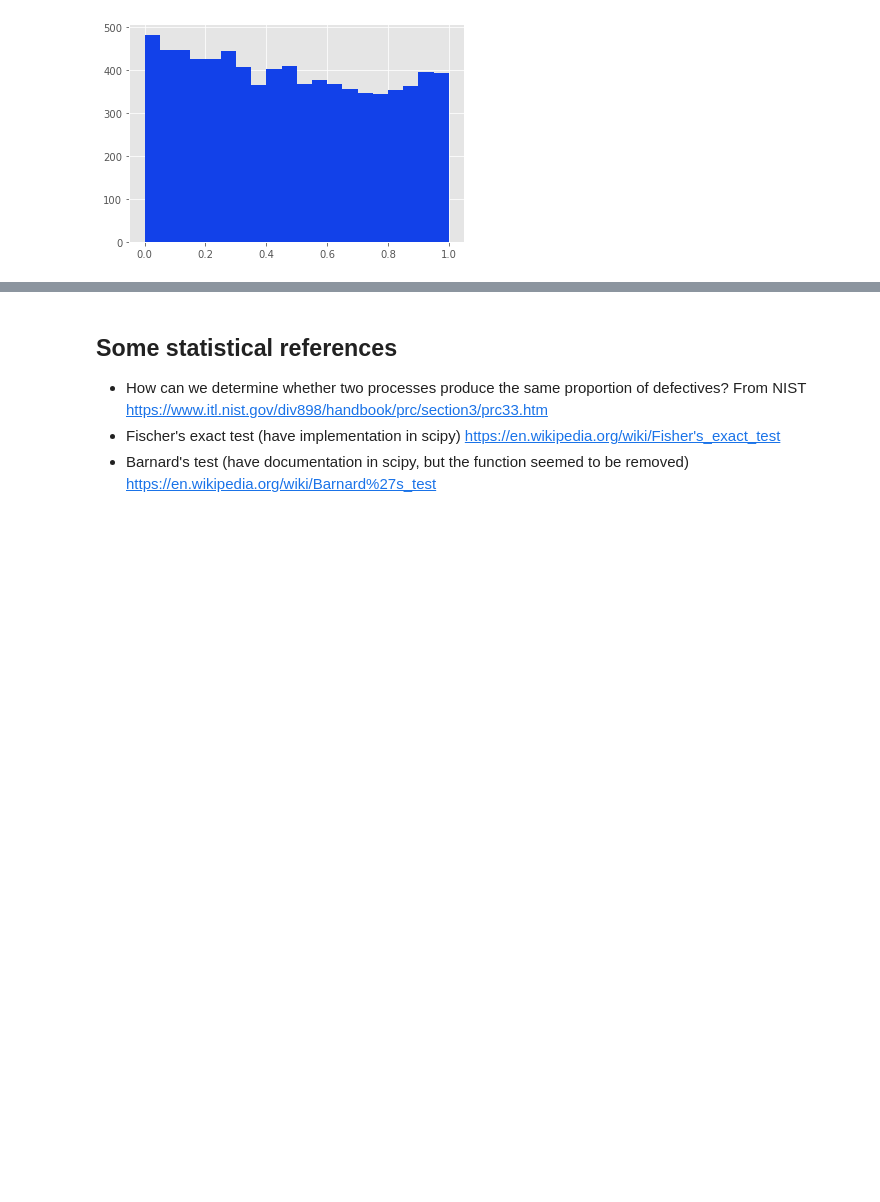
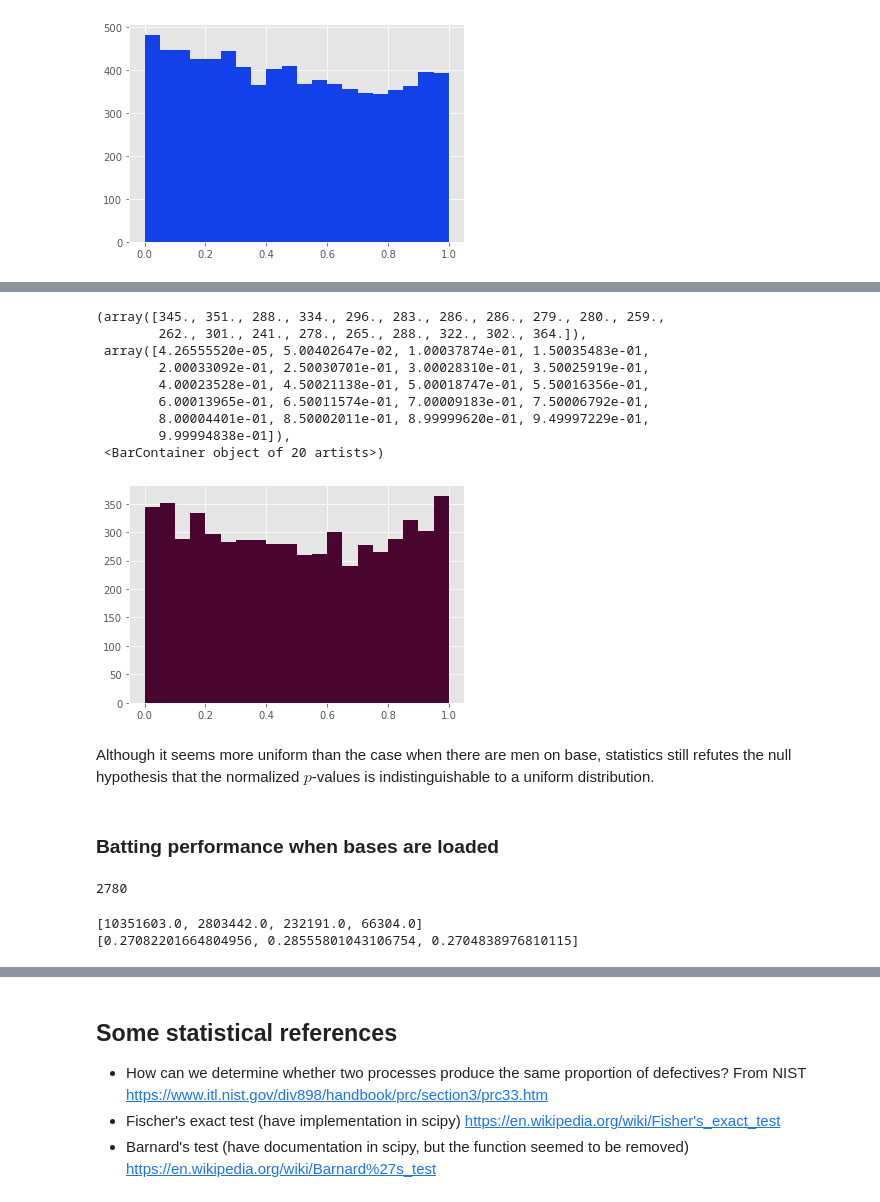
Before and after one commit to kiwymic/MLB-data-analysis, a Jupyter notebook: MLB career analysis.ipynb, the cells around one changed output, grey strips where cells are left out. Saved outputs shown, nothing was run; the diff lists cells and outputs as text; code cells hidden in the pictures; blank space fills up the shorter version.

```diff
--- a/MLB career analysis.ipynb
+++ b/MLB career analysis.ipynb
@@ -258,0 +324,39 @@ plt.hist(test, bins = 20, color = "#1241e9")
+# %%
+plt.hist(test, bins = 20, color = "#49042f")
+# %% [output]
+(array([345., 351., 288., 334., 296., 283., 286., 286., 279., 280., 259.,
+        262., 301., 241., 278., 265., 288., 322., 302., 364.]),
+ array([4.26555520e-05, 5.00402647e-02, 1.00037874e-01, 1.50035483e-01,
+        2.00033092e-01, 2.50030701e-01, 3.00028310e-01, 3.50025919e-01,
+        4.00023528e-01, 4.50021138e-01, 5.00018747e-01, 5.50016356e-01,
+        6.00013965e-01, 6.50011574e-01, 7.00009183e-01, 7.50006792e-01,
+        8.00004401e-01, 8.50002011e-01, 8.99999620e-01, 9.49997229e-01,
+        9.99994838e-01]),
+ <BarContainer object of 20 artists>)
+[figure, added]
+# %% [markdown]
+Although it seems more uniform than the case when there are men on base, statistics still refutes the null hypothesis that the normalized $p$-values is indistinguishable to a uniform distribution.
+# %% [markdown]
+### Batting performance when bases are loaded
+# %%
+AB_threshold = 30;
+
+temp = df_player_career_split[df_player_career_split["Situation"] == "Bases Loaded"];
+temp = temp[temp["AB"] >= AB_threshold];
+
+BasesLoaded_comp = pd.merge(df_player_career_split[df_player_career_split["Situation"] == "Total"], temp, on = "ID");
+
+print(BasesLoaded_comp.shape[0]-1) #2780
+# %% [output]
+2780
+# %%
+# Finding the regression factor
+test1 = [sum(BasesLoaded_comp[item]) for item in ["AB_x", "H_x", "AB_y", "H_y"]]; #10351603, 2803442, 232191, 66304
+print(test1)
+test1 = [test1[1]/test1[0], test1[3]/test1[2], (test1[1]-test1[3])/(test1[0]-test1[2])]; #.2708, .2856, .2705
+print(test1)
+theta = test1[1]/test1[2] # 1.0557301668575974
+theta = 1.0557301668575974;
+# %% [output]
+[10351603.0, 2803442.0, 232191.0, 66304.0]
+[0.27082201664804956, 0.28555801043106754, 0.2704838976810115]
```
Also changed, not shown: parts of 17 cells of this notebook, 1 other file.
